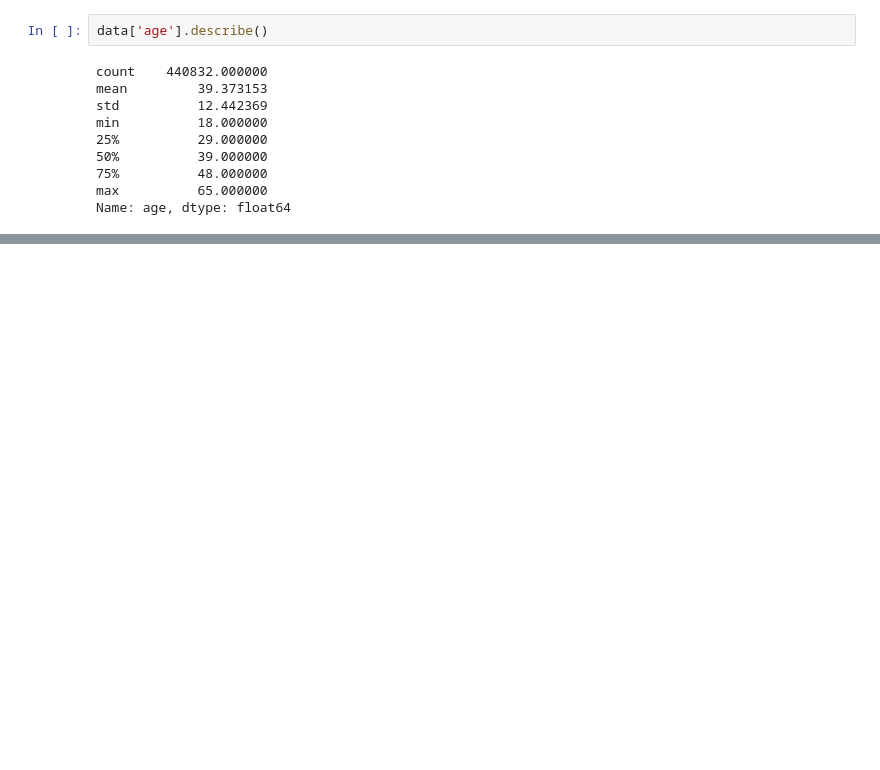
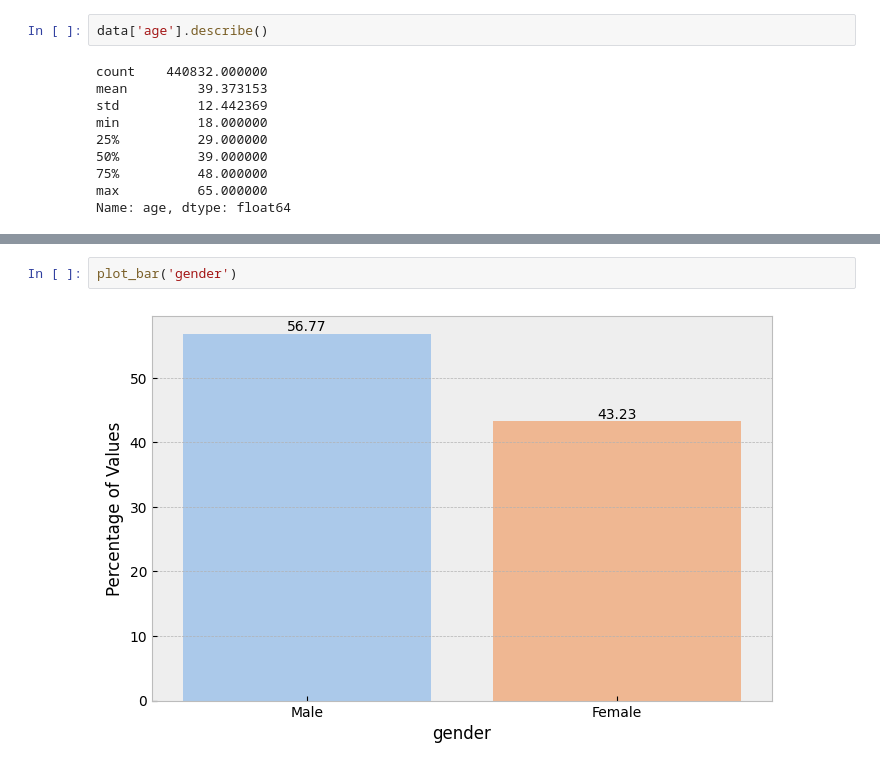
Before and after one commit to IamRaNo/Customer_Churn_Project, a Jupyter notebook: customer_churn_data.ipynb, the cells around one changed output, grey strips where cells are left out. Drawn from its saved outputs; the diff is of its cells as text; blank space fills up the shorter version.

```diff
--- a/customer_churn_data.ipynb
+++ b/customer_churn_data.ipynb
@@ -193,0 +208,4 @@ There are majority values in the lower age range, and lesser values in the upppe
+# %%
+plot_bar('gender')
+# %% [output]
+[figure, added]
```
Also changed, not shown: parts of 69 cells of this notebook.
